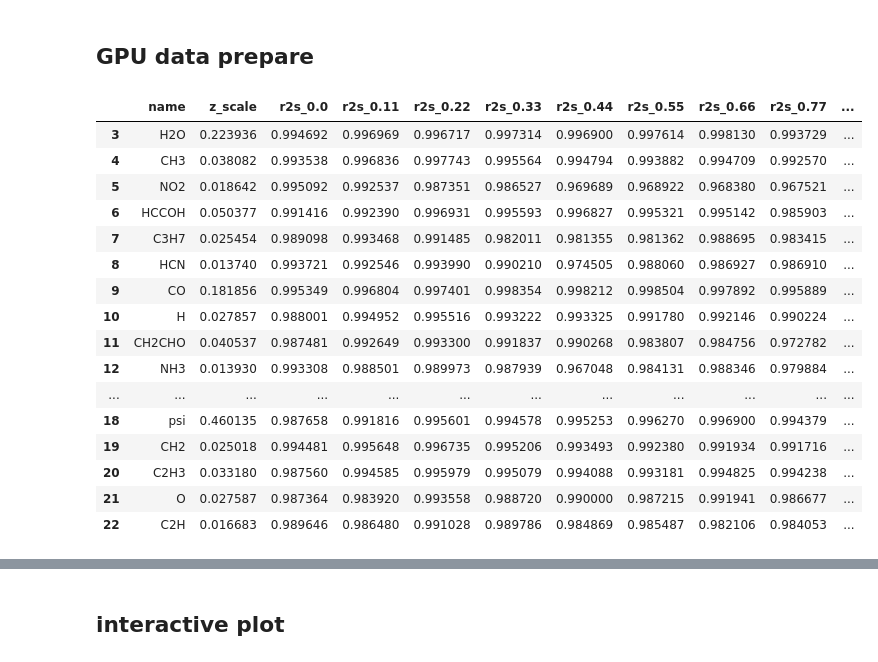
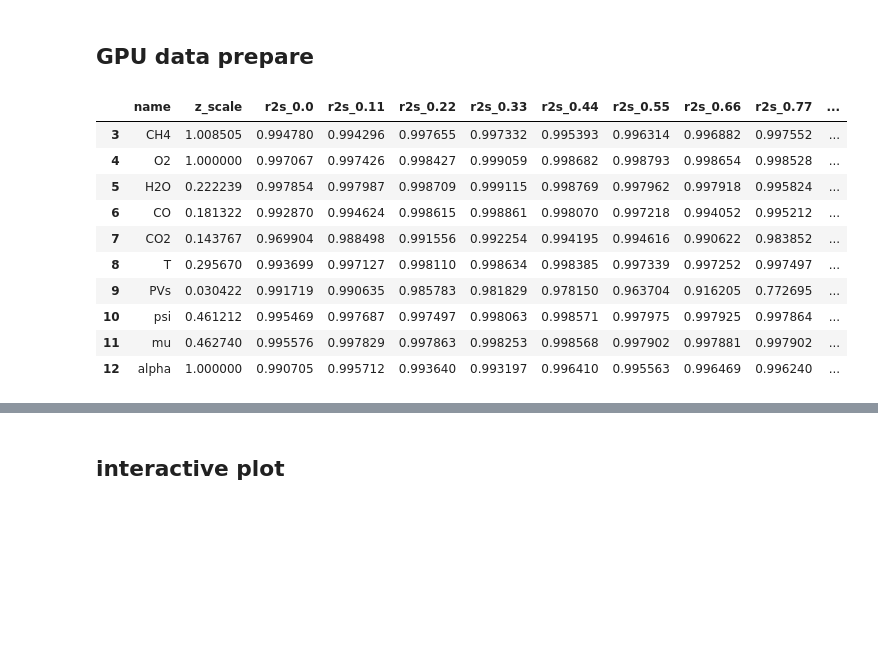
Before and after one commit to uqyge/combustionML, a Jupyter notebook: FPV_ANN/fgm_nn_inhouse.ipynb, the cells around one changed output, grey strips where cells are left out. Drawn from its saved outputs; the diff is of its cells as text; code cells hidden in the pictures; blank space fills up the shorter version.

```diff
--- a/FPV_ANN/fgm_nn_inhouse.ipynb
+++ b/FPV_ANN/fgm_nn_inhouse.ipynb
@@ -290,11 +292,12 @@ col_labels=['C2H3', 'C2H6', 'CH2', 'H2CN', 'C2H4', 'H2O2', 'C2H', 'CN',
 col_labels.remove('AR')
 col_labels.remove('heatRelease')
 
+labels = ['CH4','O2','H2O','CO','CO2','T','PVs','psi','mu','alpha']
 # labels = ['T','PVs']
 # labels = ['T','CH4','O2','CO2','CO','H2O','H2','OH','psi']
 # labels = ['CH2OH','HNCO','CH3OH', 'CH2CHO', 'CH2O', 'C3H8', 'HNO', 'NH2', 'HCN']
 
-labels = np.random.choice(col_labels,20,replace=False).tolist()
+# labels = np.random.choice(col_labels,20,replace=False).tolist()
 # labels.append('PVs')
 
 # labels = col_labels
@@ -399,7 +401,7 @@ lrate = LearningRateScheduler(step_decay)
 from keras import optimizers
 
 batch_size = 1024*32
-epochs = 400
+epochs = 60
 vsplit = 0.1
 
 loss_type='mse'
@@ -431,7 +433,7 @@ history = model.fit(
     batch_size=batch_size,
     validation_split=vsplit,
     verbose=2,
-    callbacks=callbacks_list,
+#     callbacks=callbacks_list,
     shuffle=True)
 
 model.save('trained_fgm_nn.h5')
@@ -523,50 +525,44 @@ zeta_level.sort()
 res_sum=pd.DataFrame()
 r2s=[]
 r2s_i=[]
 
 names=[]
 maxs_0=[]
 maxs_9=[]
 
 for r2,name in zip(r2_score(df_test,df_pred,multioutput='raw_values'),df_test.columns):
   names.append(name)
   r2s.append(r2)
   maxs_0.append(df_test[df_test['zeta']==zeta_level[0]][name].max())
   maxs_9.append(df_test[df_test['zeta']==zeta_level[8]][name].max())
   for i in zeta_level:
     r2s_i.append(r2_score(df_pred[df_pred['zeta']==i][name],
                           df_test[df_test['zeta']==i][name]))
 
 res_sum['name']=names
 # res_sum['max_0']=maxs_0
 # res_sum['max_9']=maxs_9
 res_sum['z_scale']=[m_9/(m_0+1e-20) for m_9,m_0 in zip(maxs_9,maxs_0)]
 # res_sum['r2']=r2s
 
 
-tmp=np.asarray(r2s_i).reshape(23,10)
+tmp=np.asarray(r2s_i).reshape(-1,10)
 for idx,z in enumerate(zeta_level):
   res_sum['r2s_'+str(z)]=tmp[:,idx]
 
 res_sum[3:]
 # %% [output]
 |  | name | z_scale | r2s_0.0 | r2s_0.11 | r2s_0.22 | r2s_0.33 | r2s_0.44 | r2s_0.55 | r2s_0.66 | r2s_0.77 | ... |
-| 3 | H2O | 0.223936 | 0.994692 | 0.996969 | 0.996717 | 0.997314 | 0.996900 | 0.997614 | 0.998130 | 0.993729 | ... |
-| 4 | CH3 | 0.038082 | 0.993538 | 0.996836 | 0.997743 | 0.995564 | 0.994794 | 0.993882 | 0.994709 | 0.992570 | ... |
-| 5 | NO2 | 0.018642 | 0.995092 | 0.992537 | 0.987351 | 0.986527 | 0.969689 | 0.968922 | 0.968380 | 0.967521 | ... |
-| 6 | HCCOH | 0.050377 | 0.991416 | 0.992390 | 0.996931 | 0.995593 | 0.996827 | 0.995321 | 0.995142 | 0.985903 | ... |
-| 7 | C3H7 | 0.025454 | 0.989098 | 0.993468 | 0.991485 | 0.982011 | 0.981355 | 0.981362 | 0.988695 | 0.983415 | ... |
-| 8 | HCN | 0.013740 | 0.993721 | 0.992546 | 0.993990 | 0.990210 | 0.974505 | 0.988060 | 0.986927 | 0.986910 | ... |
-| 9 | CO | 0.181856 | 0.995349 | 0.996804 | 0.997401 | 0.998354 | 0.998212 | 0.998504 | 0.997892 | 0.995889 | ... |
-| 10 | H | 0.027857 | 0.988001 | 0.994952 | 0.995516 | 0.993222 | 0.993325 | 0.991780 | 0.992146 | 0.990224 | ... |
-| 11 | CH2CHO | 0.040537 | 0.987481 | 0.992649 | 0.993300 | 0.991837 | 0.990268 | 0.983807 | 0.984756 | 0.972782 | ... |
-| 12 | NH3 | 0.013930 | 0.993308 | 0.988501 | 0.989973 | 0.987939 | 0.967048 | 0.984131 | 0.988346 | 0.979884 | ... |
-| ... | ... | ... | ... | ... | ... | ... | ... | ... | ... | ... | ... |
-| 18 | psi | 0.460135 | 0.987658 | 0.991816 | 0.995601 | 0.994578 | 0.995253 | 0.996270 | 0.996900 | 0.994379 | ... |
-| 19 | CH2 | 0.025018 | 0.994481 | 0.995648 | 0.996735 | 0.995206 | 0.993493 | 0.992380 | 0.991934 | 0.991716 | ... |
-| 20 | C2H3 | 0.033180 | 0.987560 | 0.994585 | 0.995979 | 0.995079 | 0.994088 | 0.993181 | 0.994825 | 0.994238 | ... |
-| 21 | O | 0.027587 | 0.987364 | 0.983920 | 0.993558 | 0.988720 | 0.990000 | 0.987215 | 0.991941 | 0.986677 | ... |
-| 22 | C2H | 0.016683 | 0.989646 | 0.986480 | 0.991028 | 0.989786 | 0.984869 | 0.985487 | 0.982106 | 0.984053 | ... |
+| 3 | CH4 | 1.008505 | 0.994780 | 0.994296 | 0.997655 | 0.997332 | 0.995393 | 0.996314 | 0.996882 | 0.997552 | ... |
+| 4 | O2 | 1.000000 | 0.997067 | 0.997426 | 0.998427 | 0.999059 | 0.998682 | 0.998793 | 0.998654 | 0.998528 | ... |
+| 5 | H2O | 0.222239 | 0.997854 | 0.997987 | 0.998709 | 0.999115 | 0.998769 | 0.997962 | 0.997918 | 0.995824 | ... |
+| 6 | CO | 0.181322 | 0.992870 | 0.994624 | 0.998615 | 0.998861 | 0.998070 | 0.997218 | 0.994052 | 0.995212 | ... |
+| 7 | CO2 | 0.143767 | 0.969904 | 0.988498 | 0.991556 | 0.992254 | 0.994195 | 0.994616 | 0.990622 | 0.983852 | ... |
+| 8 | T | 0.295670 | 0.993699 | 0.997127 | 0.998110 | 0.998634 | 0.998385 | 0.997339 | 0.997252 | 0.997497 | ... |
+| 9 | PVs | 0.030422 | 0.991719 | 0.990635 | 0.985783 | 0.981829 | 0.978150 | 0.963704 | 0.916205 | 0.772695 | ... |
+| 10 | psi | 0.461212 | 0.995469 | 0.997687 | 0.997497 | 0.998063 | 0.998571 | 0.997975 | 0.997925 | 0.997864 | ... |
+| 11 | mu | 0.462740 | 0.995576 | 0.997829 | 0.997863 | 0.998253 | 0.998568 | 0.997902 | 0.997881 | 0.997902 | ... |
+| 12 | alpha | 1.000000 | 0.990705 | 0.995712 | 0.993640 | 0.993197 | 0.996410 | 0.995563 | 0.996469 | 0.996240 | ... |
 # %%
 no_drop=res_sum[3:]
 no_drop
```
Also changed, not shown: parts of 16 cells of this notebook, 7 other files.
